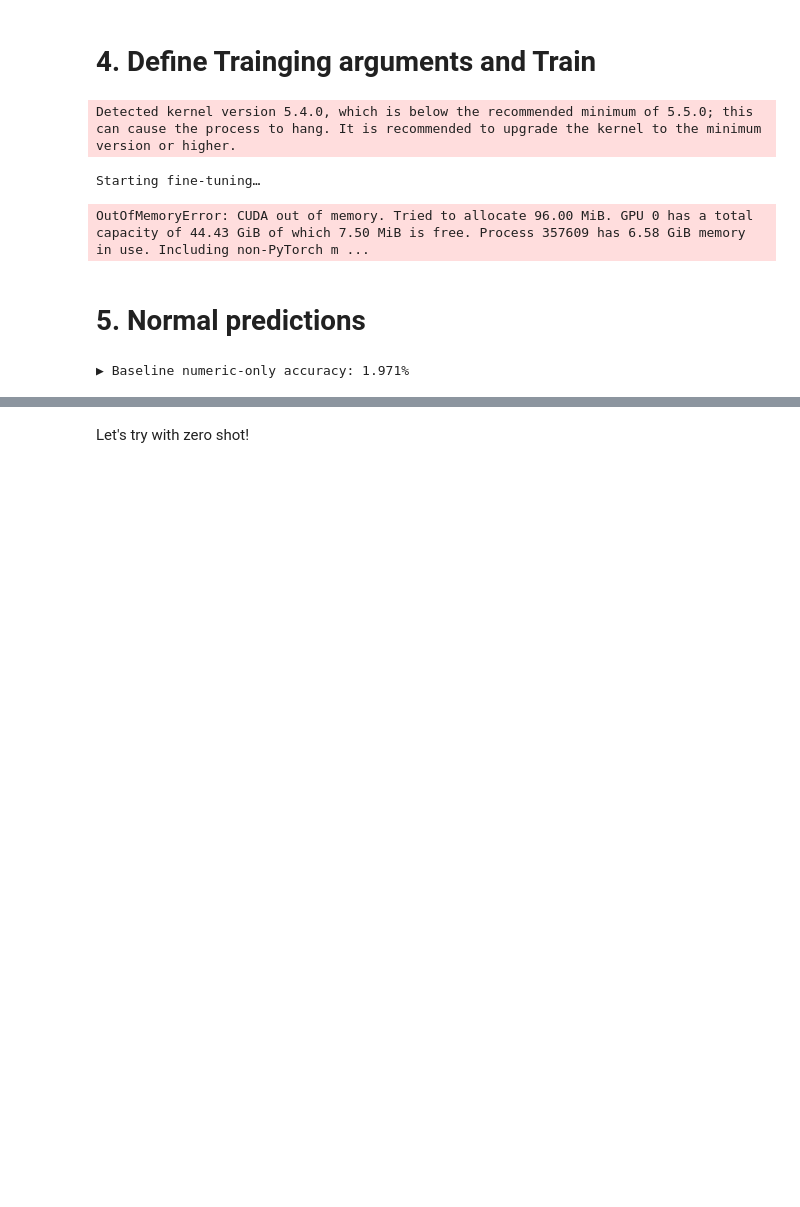
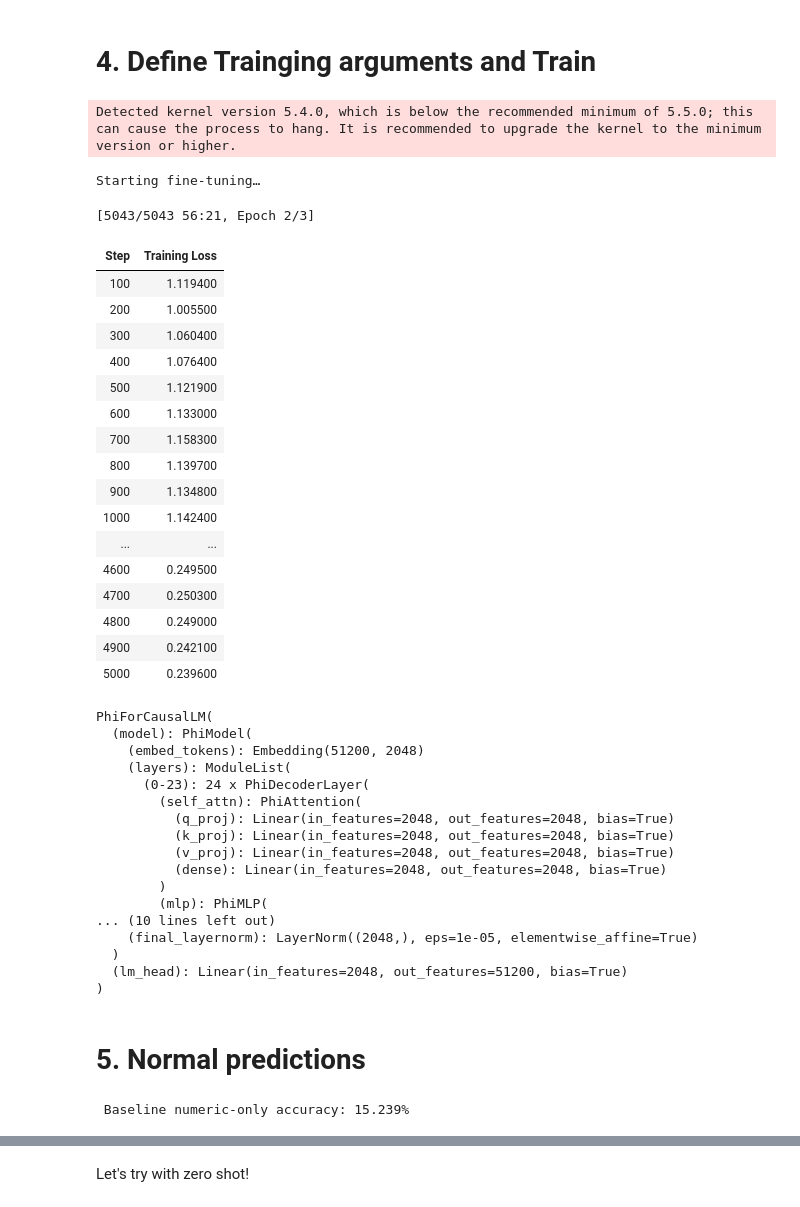
Before and after one commit to karou1182001/finalProjectNLP, a Jupyter notebook: phiModel/phi.ipynb, the cells around one changed output, grey strips where cells are left out. Saved outputs shown, nothing was run; the diff lists cells and outputs as text; code cells hidden in the pictures; blank space fills up the shorter version.

Commit message:
Model phi

```diff
--- a/phi3Model/phi3.ipynb
+++ b/phiModel/phi.ipynb
@@ -72,15 +72,19 @@ print(f"Train: {len(train_data)}, Val: {len(val_data)}, Test: {len(test_data)}")
 Train: 6726, Val: 747, Test: 1319
 # %%
 # 2. Tokenizer & Model
-model_checkpoint = "microsoft/phi-3-mini-128k-instruct"
+model_checkpoint = "microsoft/phi-1_5" #Buscar un modelo compress de este
 tokenizer = AutoTokenizer.from_pretrained(model_checkpoint)
-model = AutoModelForCausalLM.from_pretrained(model_checkpoint)
+tokenizer.pad_token = tokenizer.eos_token
+model = AutoModelForCausalLM.from_pretrained(
+    model_checkpoint,
+    torch_dtype=torch.float32,
+    device_map="auto"
+)
+
 
 # Usar GPU if available
 device = torch.device("cuda" if torch.cuda.is_available() else "cpu")
-model = model.to(device)
-
-model.gradient_checkpointing_enable()
+#model = model.to(device)
 # %% [markdown]
 # 3.  Preprocessing data manually
 # %%
@@ -133,50 +137,93 @@ data_collator = DataCollatorForLanguageModeling(
 # %% [markdown]
 # 4. Define Trainging arguments and Train
 # %%
+import torch, os
+torch.cuda.empty_cache()
+os.environ["PYTORCH_CUDA_ALLOC_CONF"] = "expandable_segments:True"
+
+model.config.use_cache = False  #
+model.gradient_checkpointing_enable()
+
+
 #  TrainingArguments & Trainer
 # how often (in steps) to run eval & checkpoint
 # here: once every 1 000 optimization steps
 training_args = TrainingArguments(
-    output_dir="./results_phi3",
-    num_train_epochs=1,
+    output_dir="./results_phi",
+    num_train_epochs=3,
     per_device_train_batch_size=1,
-    gradient_accumulation_steps=2,
+    gradient_accumulation_steps=4,
     per_device_eval_batch_size=1,
     learning_rate=5e-5,
     weight_decay=0.01,
     warmup_steps=500,
     logging_steps=100,
     save_steps=1000,
     eval_steps=1000,
     save_total_limit=2,
     fp16= True,
+    torch_compile=False,
     report_to=[],            # -  turn off W&B (and all other loggers)
-    run_name="gsm8k-finetune-phi3" # - optional, avoids duplicate-name warnings
+    run_name="gsm8k-finetune-phi" # - optional, avoids duplicate-name warnings
 )
 
 trainer = Trainer(
     model=model,
     args=training_args,
     train_dataset=tokenized_train,
     eval_dataset=tokenized_val,
     data_collator=data_collator,
-    # tokenizer=tokenizer   ← you can drop this now to silence the deprecation warning
+    # tokenizer=tokenizer   you can drop this now to silence the deprecation warning
 )
 
 
 # 6. Fine-tune
 print("Starting fine-tuning…")
 trainer.train()
-trainer.save_model("./results_phi3")
+trainer.save_model("./results_phi")
 
 # 7. Load fine-tuned model for generation
-model = AutoModelForCausalLM.from_pretrained("./results_phi3")
+model = AutoModelForCausalLM.from_pretrained("./results_phi")
 model.to(device)
 model.eval()
 # %% [output]
 Detected kernel version 5.4.0, which is below the recommended minimum of 5.5.0; this can cause the process to hang. It is recommended to upgrade the kernel to the minimum version or higher.
 Starting fine-tuning…
-OutOfMemoryError: CUDA out of memory. Tried to allocate 96.00 MiB. GPU 0 has a total capacity of 44.43 GiB of which 7.50 MiB is free. Process 357609 has 6.58 GiB memory in use. Including non-PyTorch m ...
+[5043/5043 56:21, Epoch 2/3]
+| Step | Training Loss |
+| 100 | 1.119400 |
+| 200 | 1.005500 |
+| 300 | 1.060400 |
+| 400 | 1.076400 |
+| 500 | 1.121900 |
+| 600 | 1.133000 |
+| 700 | 1.158300 |
+| 800 | 1.139700 |
+| 900 | 1.134800 |
+| 1000 | 1.142400 |
+| ... | ... |
+| 4600 | 0.249500 |
+| 4700 | 0.250300 |
+| 4800 | 0.249000 |
+| 4900 | 0.242100 |
+| 5000 | 0.239600 |
+PhiForCausalLM(
+  (model): PhiModel(
+    (embed_tokens): Embedding(51200, 2048)
+    (layers): ModuleList(
+      (0-23): 24 x PhiDecoderLayer(
+        (self_attn): PhiAttention(
+          (q_proj): Linear(in_features=2048, out_features=2048, bias=True)
+          (k_proj): Linear(in_features=2048, out_features=2048, bias=True)
+          (v_proj): Linear(in_features=2048, out_features=2048, bias=True)
+          (dense): Linear(in_features=2048, out_features=2048, bias=True)
+        )
+        (mlp): PhiMLP(
+... (10 lines left out)
+    (final_layernorm): LayerNorm((2048,), eps=1e-05, elementwise_affine=True)
+  )
+  (lm_head): Linear(in_features=2048, out_features=51200, bias=True)
+)
 # %% [markdown]
 # 5. Normal predictions
 # %%
@@ -193,13 +240,16 @@ results = []
 for ex in tqdm(test_data, desc="Gen test set"):
     q, gold = ex["question"], ex["answer"].strip()
     prompt = f"Q: {q}\nA:"
+
+    #tokenize and move tensors to device
     inputs = tokenizer(
         prompt,
         return_tensors="pt",
         padding=True,
         truncation=True,
         max_length=max_length
-    ).to(device)
+    )
+    inputs = {k: v.to(device) for k, v in inputs.items()}
 
     out = model.generate(
         **inputs,
@@ -228,5 +278,5 @@ baseline_df  = pd.DataFrame(results)
 baseline_acc = baseline_df["correct"].mean()
 print(f" Baseline numeric-only accuracy: {baseline_acc:.3%}")
 # %% [output]
-▶︎ Baseline numeric-only accuracy: 1.971%
+ Baseline numeric-only accuracy: 15.239%
 # %% [markdown]
```
Also changed, not shown: parts of 6 cells of this notebook, 5 other files.
